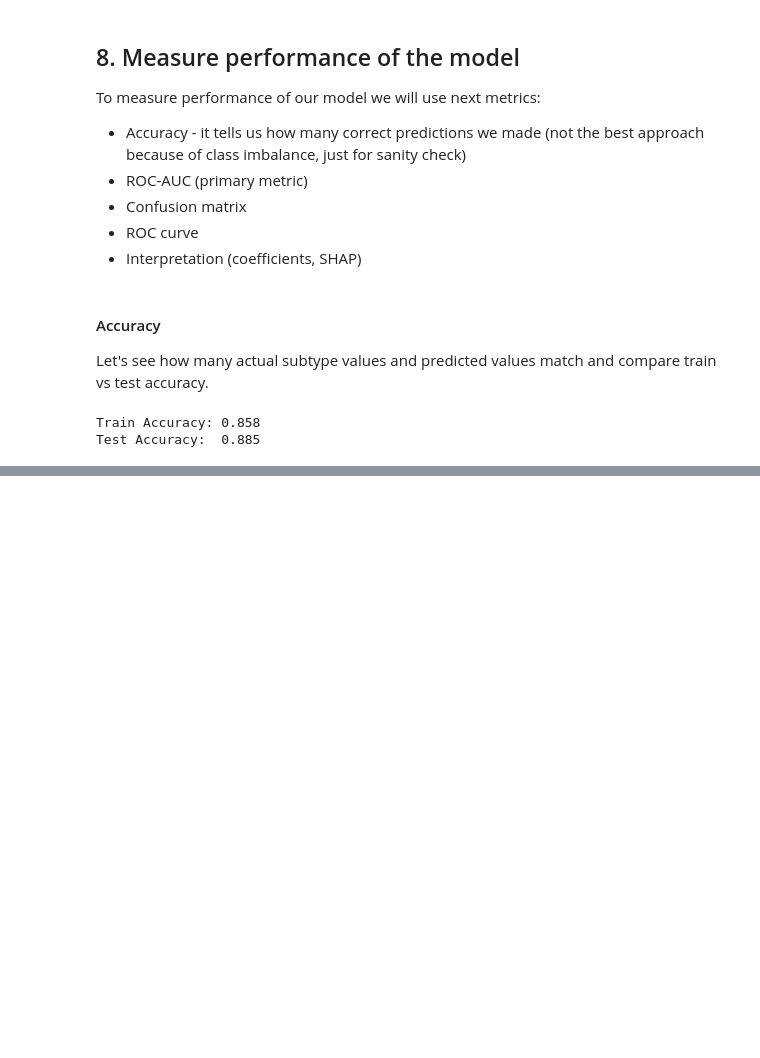
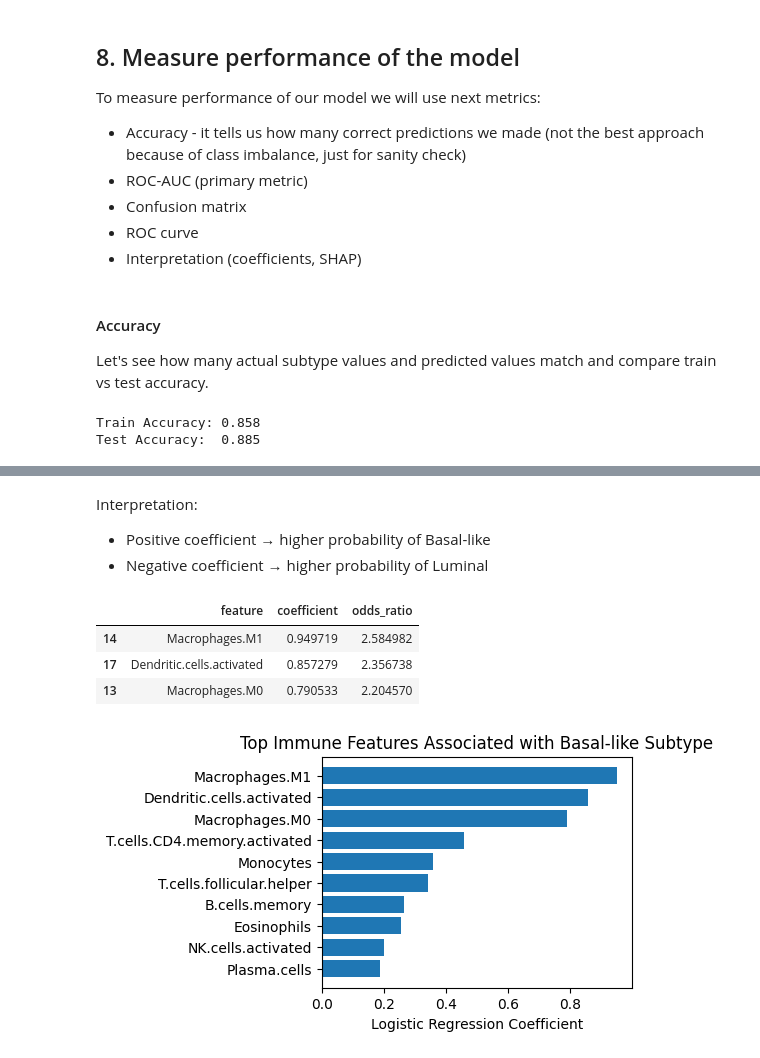
Before and after one commit to ekhlebus/tme-breast-cancer-subtype-prediction, a Jupyter notebook: tme-breast-cancer-subtype-prediction.ipynb, the cells around one changed output, grey strips where cells are left out. Drawn from its saved outputs; the diff is of its cells as text; code cells hidden in the pictures; blank space fills up the shorter version.

```diff
--- a/tme-breast-cancer-subtype-prediction.ipynb
+++ b/tme-breast-cancer-subtype-prediction.ipynb
@@ -1021,4 +824,0 @@ y_full_train = df_train_full.churn.values
-# %%
-# Train a logistic regression model on the full training data
-model = LogisticRegression(max_iter=1000)
-model.fit(X_full_train, y_full_train)
@@ -1143,0 +932,8 @@ np.int64(1)
+# %%
+coef_df = pd.DataFrame({
+    "feature": df_full.columns.drop("y_target"),
+    "coefficient": model.coef_[0]
+})
+
+coef_df = coef_df.sort_values("coefficient", ascending=False)
+coef_df
@@ -1143,0 +958,25 @@ np.int64(1)
+# %% [markdown]
+Interpretation:
+
+* Positive coefficient → higher probability of Basal-like
+* Negative coefficient → higher probability of Luminal
+# %%
+# Convert coefficients to odds ratios
+coef_df["odds_ratio"] = np.exp(coef_df["coefficient"])
+coef_df.head(3)
+# %% [output]
+|  | feature | coefficient | odds_ratio |
+| 14 | Macrophages.M1 | 0.949719 | 2.584982 |
+| 17 | Dendritic.cells.activated | 0.857279 | 2.356738 |
+| 13 | Macrophages.M0 | 0.790533 | 2.204570 |
+# %%
+top_features = coef_df.head(10)
+
+plt.figure(figsize=(4, 3))
+plt.barh(top_features["feature"], top_features["coefficient"])
+plt.gca().invert_yaxis()
+plt.xlabel("Logistic Regression Coefficient")
+plt.title("Top Immune Features Associated with Basal-like Subtype")
+plt.show()
+# %% [output]
+[figure, added]
```
Also changed, not shown: parts of 72 cells of this notebook.
